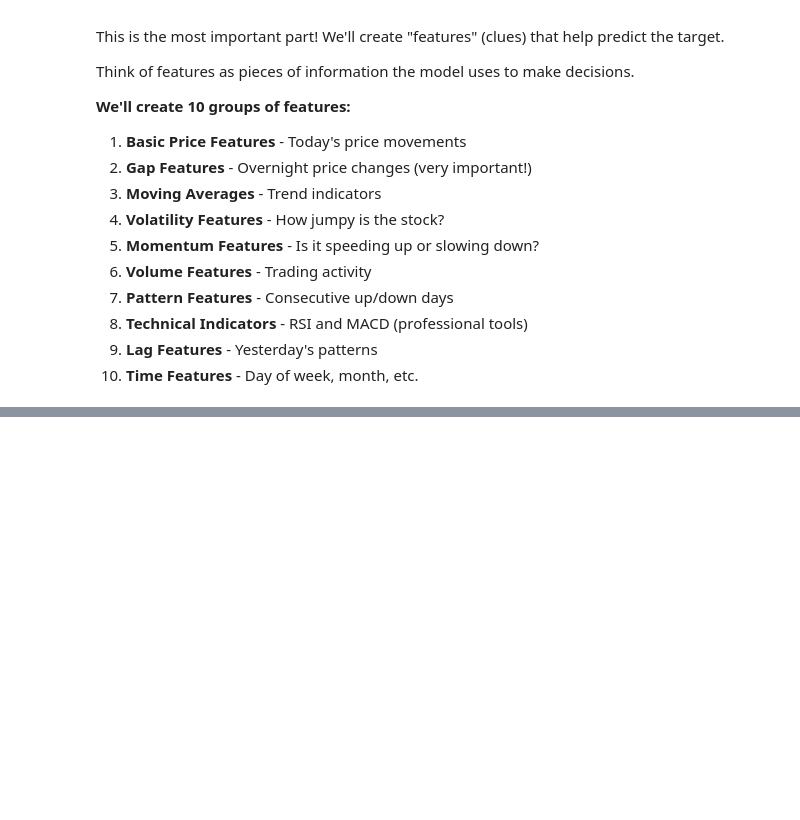
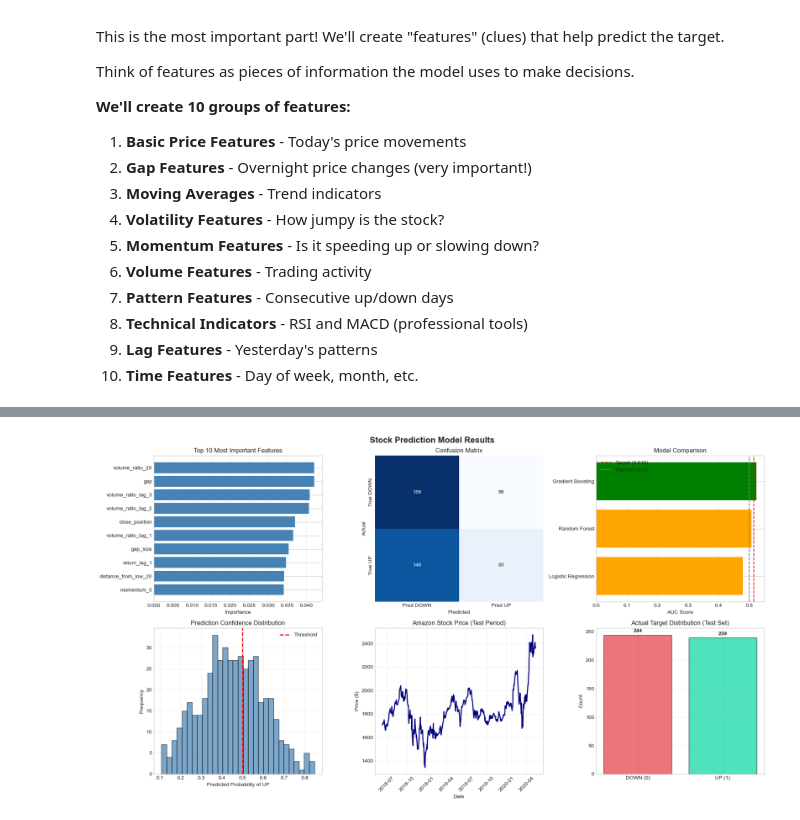
Before and after one commit to calvinhoang203/Forecast-stock-price-direction, a Jupyter notebook: main.ipynb, the cells around one changed output, grey strips where cells are left out. Saved outputs shown, nothing was run; the diff lists cells and outputs as text; code cells hidden in the pictures; blank space fills up the shorter version.

```diff
--- a/main.ipynb
+++ b/main.ipynb
@@ -156,0 +306,13 @@ Think of features as pieces of information the model uses to make decisions.
+# %%
+# Apply the features into the datasets
+print("Creating features for training data...")
+train_df = create_features(train_df)
+
+print("Creating features for validation data...")
+val_df = create_features(val_df)
+
+print("Creating features for test data...")
+test_df = create_features(test_df)
+
+print("\n✓ Feature engineering complete!")
+print(f"Total columns now: {len(train_df.columns)}")
@@ -156,0 +678,71 @@ Think of features as pieces of information the model uses to make decisions.
+# %%
+# Create a figure with multiple subplots
+fig, axes = plt.subplots(2, 3, figsize=(18, 10))
+fig.suptitle('Stock Prediction Model Results', fontsize=16, fontweight='bold')
+
+# 1. Feature Importance (if available)
+ax1 = axes[0, 0]
+if hasattr(best_model, 'feature_importances_'):
+    top_10 = importance_df.head(10).sort_values('importance')
+    ax1.barh(top_10['feature'], top_10['importance'], color='steelblue')
+    ax1.set_xlabel('Importance')
+    ax1.set_title('Top 10 Most Important Features')
+    ax1.grid(axis='x', alpha=0.3)
+
+# 2. Confusion Matrix
+ax2 = axes[0, 1]
+cm = confusion_matrix(y_test, y_test_pred)
+sns.heatmap(cm, annot=True, fmt='d', cmap='Blues', ax=ax2, cbar=False,
+            xticklabels=['Pred DOWN', 'Pred UP'],
+            yticklabels=['True DOWN', 'True UP'])
+ax2.set_title('Confusion Matrix')
+ax2.set_ylabel('Actual')
+ax2.set_xlabel('Predicted')
+
+# 3. Model Comparison
+ax3 = axes[0, 2]
+model_names = list(results.keys())
+auc_scores = [results[m]['auc'] for m in model_names]
+colors = ['green' if auc > 0.515 else 'orange' for auc in auc_scores]
+ax3.barh(model_names, auc_scores, color=colors)
+ax3.axvline(x=0.515, color='red', linestyle='--', label='Target (0.515)')
+ax3.axvline(x=0.5, color='gray', linestyle='--', label='Random (0.5)')
+ax3.set_xlabel('AUC Score')
+ax3.set_title('Model Comparison')
+ax3.legend()
+ax3.grid(axis='x', alpha=0.3)
+
+# 4. Prediction Confidence
+ax4 = axes[1, 0]
+ax4.hist(y_test_pred_proba, bins=30, color='steelblue', alpha=0.7, edgecolor='black')
+ax4.axvline(x=0.5, color='red', linestyle='--', linewidth=2, label='Threshold')
+ax4.set_xlabel('Predicted Probability of UP')
+ax4.set_ylabel('Frequency')
+ax4.set_title('Prediction Confidence Distribution')
+ax4.legend()
+ax4.grid(alpha=0.3)
+
+# 5. Stock Price Over Time
+ax5 = axes[1, 1]
+ax5.plot(test_clean['Date'], test_clean['Close'], linewidth=2, color='navy')
+ax5.set_xlabel('Date')
+ax5.set_ylabel('Price ($)')
+ax5.set_title('Amazon Stock Price (Test Period)')
+ax5.tick_params(axis='x', rotation=45)
+ax5.grid(alpha=0.3)
+
+# 6. Target Distribution
+ax6 = axes[1, 2]
+target_counts = test_clean['target'].value_counts()
+ax6.bar(['DOWN (0)', 'UP (1)'], target_counts.values,
+        color=['#E63946', '#06D6A0'], alpha=0.7, edgecolor='black')
+ax6.set_ylabel('Count')
+ax6.set_title('Actual Target Distribution (Test Set)')
+for i, v in enumerate(target_counts.values):
+    ax6.text(i, v + 5, str(v), ha='center', fontweight='bold')
+ax6.grid(axis='y', alpha=0.3)
+
+plt.tight_layout()
+plt.show()
+# %% [output]
+[figure, added]
```
Also changed, not shown: parts of 16 cells of this notebook.
